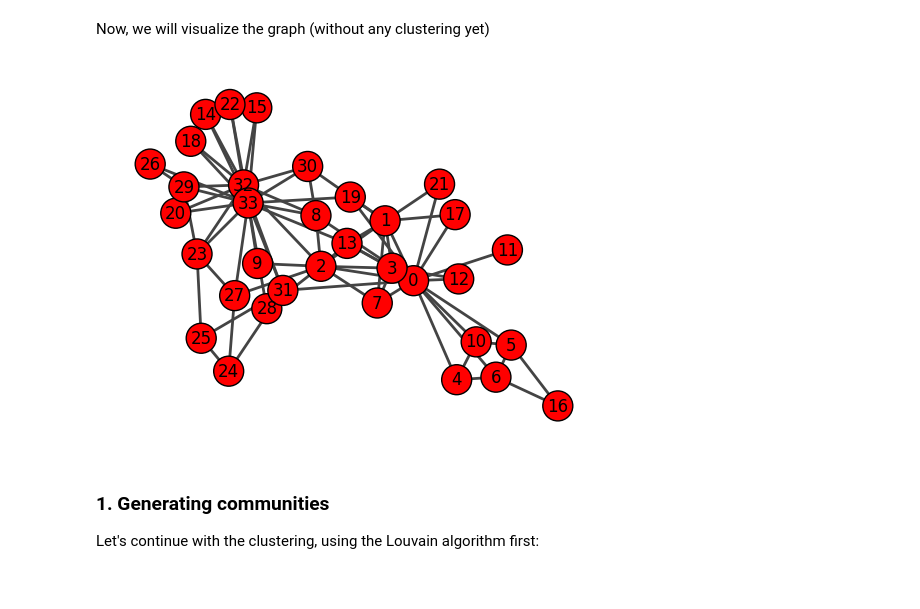
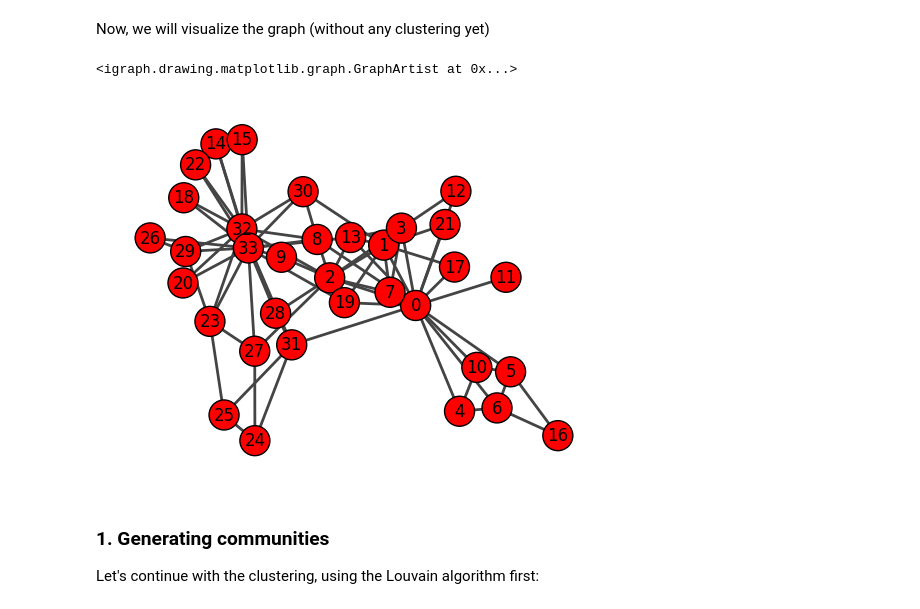
Before and after one commit to BeaMarton13/community-detection-guide-w-igraph, a Jupyter notebook: notebooks/generating_and_visualizing_clusters.ipynb, the cells around one changed output. Saved outputs shown, nothing was run; the diff lists cells and outputs as text; code cells hidden in the pictures.

```diff
--- a/notebooks/generating_and_visualizing_clusters.ipynb
+++ b/notebooks/generating_and_visualizing_clusters.ipynb
@@ -63,9 +63,10 @@ if not g.is_connected():
 Now, we will visualize the graph (without any clustering yet)
 # %%
 layout = g.layout("fr")
-_ = ig.plot(g, layout=layout, vertex_label=g.vs.indices)
+ig.plot(g, layout=layout, vertex_label=g.vs.indices)
 # %% [output]
+<igraph.drawing.matplotlib.graph.GraphArtist at 0x...>
-[figure, old version]
+[figure, new version]
 # %% [markdown]
 ### 1. Generating communities
 Let's continue with the clustering, using the Louvain algorithm first:
```
Also changed, not shown: parts of 2 cells of this notebook.
